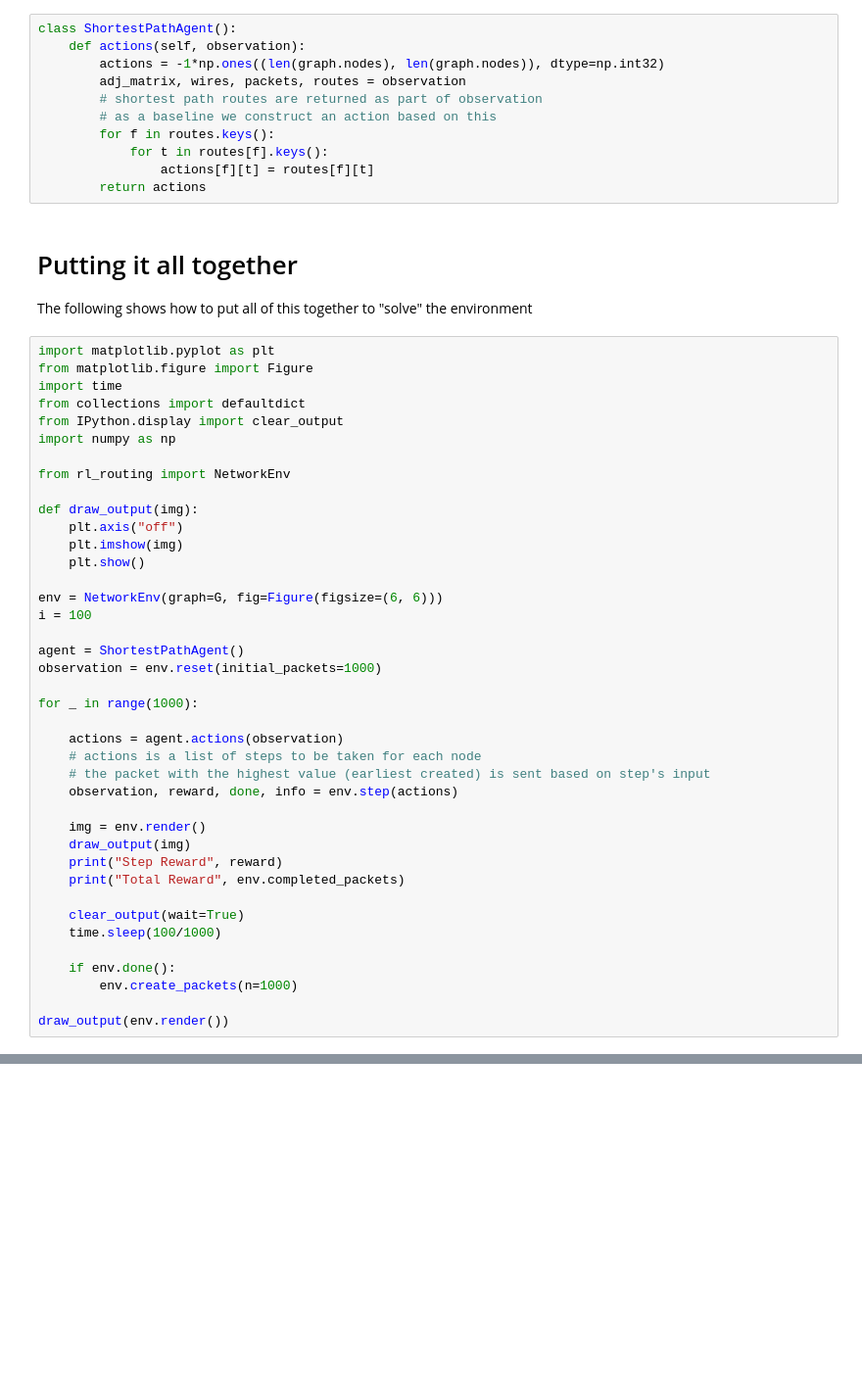
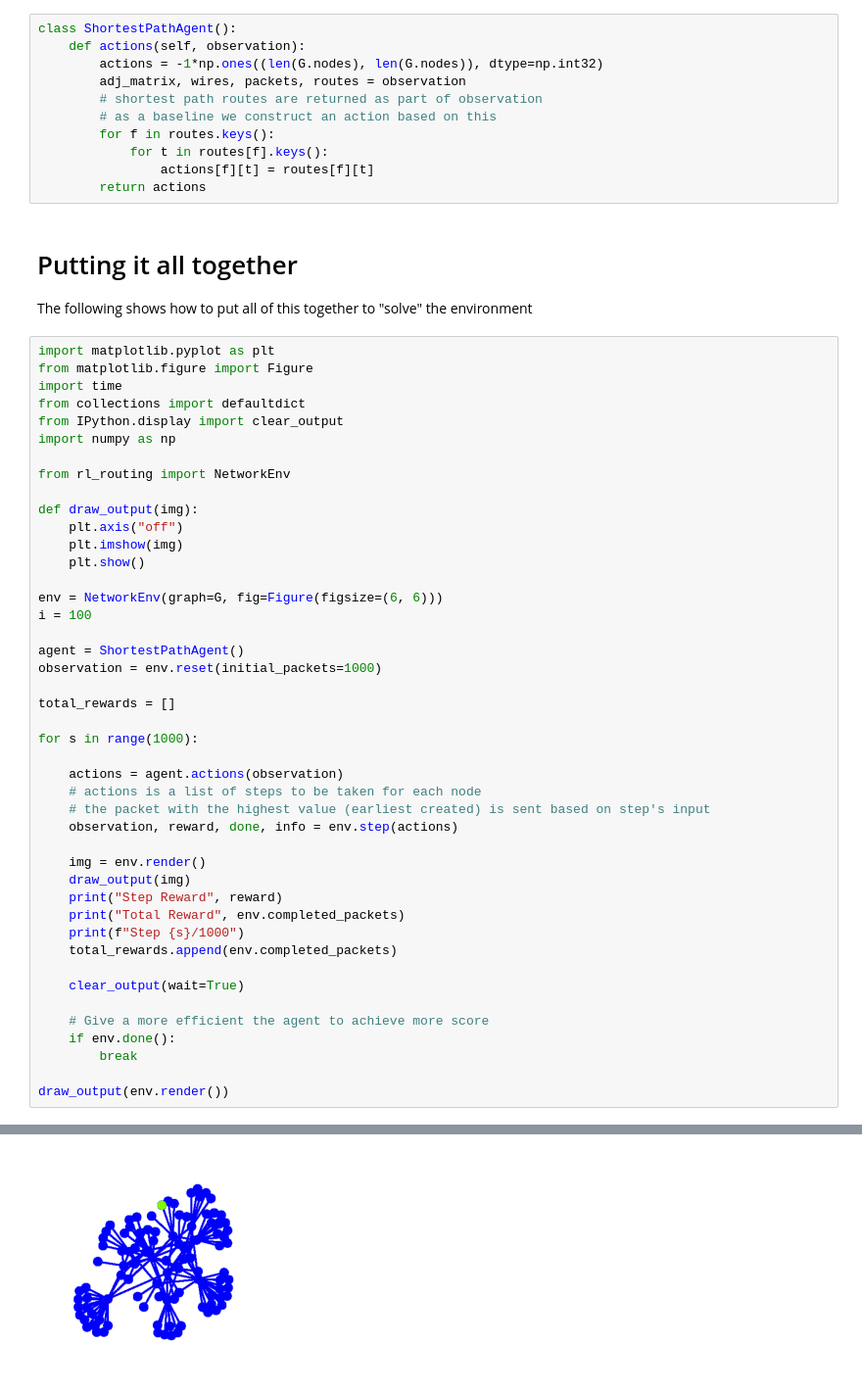
Before and after one commit to LukeWood/rl-routing, a Jupyter notebook: notebooks/shortest-path-agent.ipynb, the cells around one changed output, grey strips where cells are left out. Shown at 98% size. Drawn from its saved outputs; the diff is of its cells as text; blank space fills up the shorter version.

Commit message:
Complete/thorough shortest path agent

```diff
--- a/notebooks/shortest-path-agent.ipynb
+++ b/notebooks/shortest-path-agent.ipynb
@@ -33,7 +33,7 @@ The `routes` dict indexes on `(target,location)` and maps to `next_hop` respecti
 # %%
 class ShortestPathAgent():
     def actions(self, observation):
-        actions = -1*np.ones((len(graph.nodes), len(graph.nodes)), dtype=np.int32)
+        actions = -1*np.ones((len(G.nodes), len(G.nodes)), dtype=np.int32)
         adj_matrix, wires, packets, routes = observation
         # shortest path routes are returned as part of observation
         # as a baseline we construct an action based on this
@@ -65,7 +65,9 @@ i = 100
 agent = ShortestPathAgent()
 observation = env.reset(initial_packets=1000)
 
-for _ in range(1000):
+total_rewards = []
+
+for s in range(1000):
 
     actions = agent.actions(observation)
     # actions is a list of steps to be taken for each node
@@ -76,12 +78,14 @@ for _ in range(1000):
     draw_output(img)
     print("Step Reward", reward)
     print("Total Reward", env.completed_packets)
+    print(f"Step {s}/1000")
+    total_rewards.append(env.completed_packets)
 
     clear_output(wait=True)
-    time.sleep(100/1000)
 
+    # Give a more efficient the agent to achieve more score
     if env.done():
-        env.create_packets(n=1000)
+        break
 
 draw_output(env.render())
 # %% [output]
@@ -88,0 +92 @@ IndexError: index 74 is out of bounds for axis 0 with size 20
+[figure, added]
```
Also changed, not shown: parts of 3 cells of this notebook.
